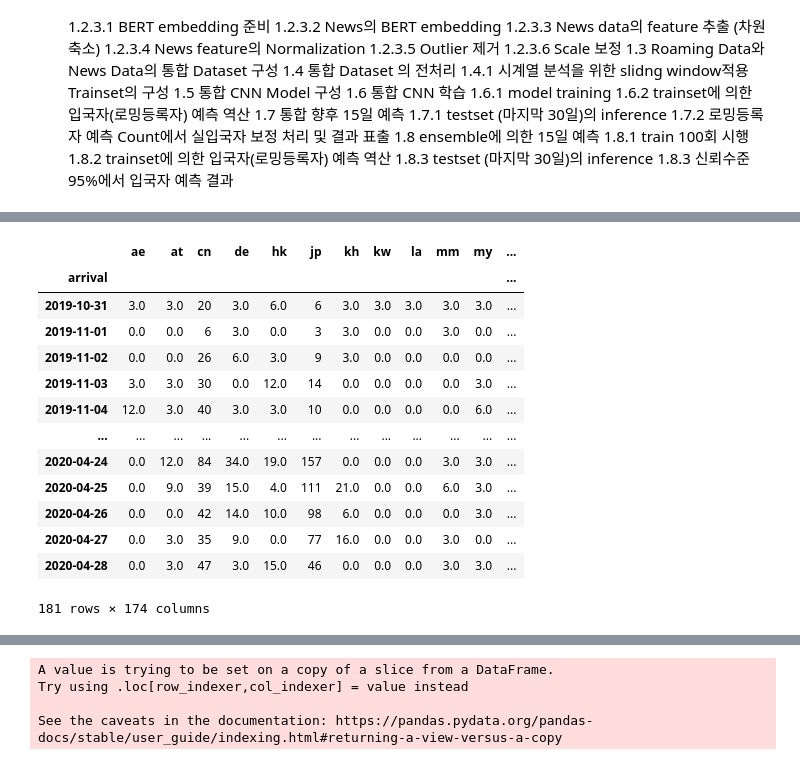
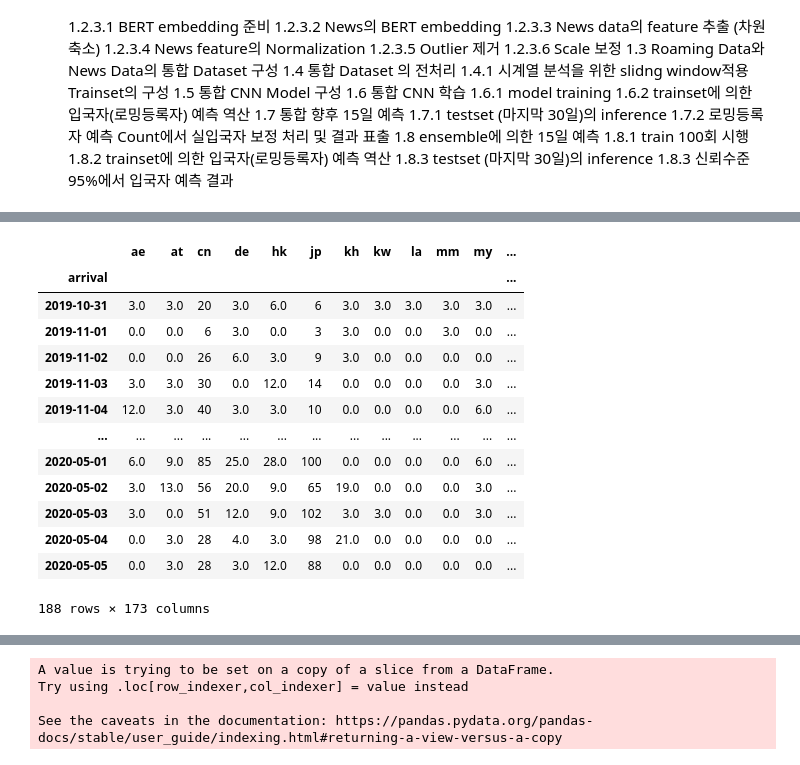
Before and after one commit to dolmani38/ai_corona, a Jupyter notebook: analysis_corona_0507.ipynb, the cells around one changed output, grey strips where cells are left out. Saved outputs shown, nothing was run; the diff lists cells and outputs as text; code cells hidden in the pictures.

```diff
--- a/analysis_corona_0507.ipynb
+++ b/analysis_corona_0507.ipynb
@@ -141,7 +149,8 @@ Using TensorFlow backend.
 #공개된 3개의 Roaming Dataset을 load하여 합친다.
 rm1 = pd.read_csv("https://raw.githubusercontent.com/dolmani38/ai_corona/master/corona_contest_data_0406/Roaming_data.csv",encoding="utf-8")
 rm2 = pd.read_csv("https://raw.githubusercontent.com/dolmani38/ai_corona/master/corona_contest_data_0429/Roaming_data.csv",encoding="utf-8")
-rm = pd.concat([rm1, rm2], ignore_index=True, sort=False)
+rm3 = pd.read_excel("https://raw.githubusercontent.com/dolmani38/ai_corona/master/corona_contest_data_0506/Roaming_data.xlsx",encoding="utf-8")
+rm = pd.concat([rm1,rm2,rm3], ignore_index=True, sort=False)
 
 # 합친 Dataset의 내용 확인
 rm
@@ -199,40 +208,40 @@ ar_iso = pd.DataFrame(rm.groupby(['arrival','iso'])['count'].sum())
 rows = []
 date = None
 r = None
 for row in ar_iso.iterrows():
     if date == row[0][0]:
         pass
     else:
         if not r is None:
             rows.append(r)
         r = {}
     r['arrival'] = row[0][0]
     r[row[0][1]] = row[1][0]
     date = row[0][0]
 rows.append(r)
 ds_iso = pd.DataFrame(rows)
 ds_iso.fillna(0, inplace=True)
 ds_iso = ds_iso.set_index('arrival')
-ds_iso['total'] = ar['count']
+#ds_iso['total'] = ar['count']
 ds_iso.index =  ds_iso.index.astype('object')
 #index을 datetime 으로 casting 한다.
 ds_iso.index =  pd.to_datetime(ds_iso.index, format='%Y%m%d')
 ds_iso
 # %% [output]
 |  | ae | at | cn | de | hk | jp | kh | kw | la | mm | my | ... |
 | arrival |  |  |  |  |  |  |  |  |  |  |  | ... |
 | 2019-10-31 | 3.0 | 3.0 | 20 | 3.0 | 6.0 | 6 | 3.0 | 3.0 | 3.0 | 3.0 | 3.0 | ... |
 | 2019-11-01 | 0.0 | 0.0 | 6 | 3.0 | 0.0 | 3 | 3.0 | 0.0 | 0.0 | 3.0 | 0.0 | ... |
 | 2019-11-02 | 0.0 | 0.0 | 26 | 6.0 | 3.0 | 9 | 3.0 | 0.0 | 0.0 | 0.0 | 0.0 | ... |
 | 2019-11-03 | 3.0 | 3.0 | 30 | 0.0 | 12.0 | 14 | 0.0 | 0.0 | 0.0 | 0.0 | 3.0 | ... |
 | 2019-11-04 | 12.0 | 3.0 | 40 | 3.0 | 3.0 | 10 | 0.0 | 0.0 | 0.0 | 0.0 | 6.0 | ... |
 | ... | ... | ... | ... | ... | ... | ... | ... | ... | ... | ... | ... | ... |
-| 2020-04-24 | 0.0 | 12.0 | 84 | 34.0 | 19.0 | 157 | 0.0 | 0.0 | 0.0 | 3.0 | 3.0 | ... |
-| 2020-04-25 | 0.0 | 9.0 | 39 | 15.0 | 4.0 | 111 | 21.0 | 0.0 | 0.0 | 6.0 | 3.0 | ... |
-| 2020-04-26 | 0.0 | 0.0 | 42 | 14.0 | 10.0 | 98 | 6.0 | 0.0 | 0.0 | 0.0 | 3.0 | ... |
-| 2020-04-27 | 0.0 | 3.0 | 35 | 9.0 | 0.0 | 77 | 16.0 | 0.0 | 0.0 | 3.0 | 0.0 | ... |
-| 2020-04-28 | 0.0 | 3.0 | 47 | 3.0 | 15.0 | 46 | 0.0 | 0.0 | 0.0 | 3.0 | 3.0 | ... |
+| 2020-05-01 | 6.0 | 9.0 | 85 | 25.0 | 28.0 | 100 | 0.0 | 0.0 | 0.0 | 0.0 | 6.0 | ... |
+| 2020-05-02 | 3.0 | 13.0 | 56 | 20.0 | 9.0 | 65 | 19.0 | 0.0 | 0.0 | 0.0 | 3.0 | ... |
+| 2020-05-03 | 3.0 | 0.0 | 51 | 12.0 | 9.0 | 102 | 3.0 | 3.0 | 0.0 | 0.0 | 3.0 | ... |
+| 2020-05-04 | 0.0 | 3.0 | 28 | 4.0 | 3.0 | 98 | 21.0 | 0.0 | 0.0 | 0.0 | 0.0 | ... |
+| 2020-05-05 | 0.0 | 3.0 | 28 | 3.0 | 12.0 | 88 | 0.0 | 0.0 | 0.0 | 0.0 | 0.0 | ... |
-181 rows × 174 columns
+188 rows × 173 columns
 # %%
 ds_iso.plot(legend=False,figsize=(16,8))
 # %% [output]
```
Also changed, not shown: parts of 28 cells of this notebook.
